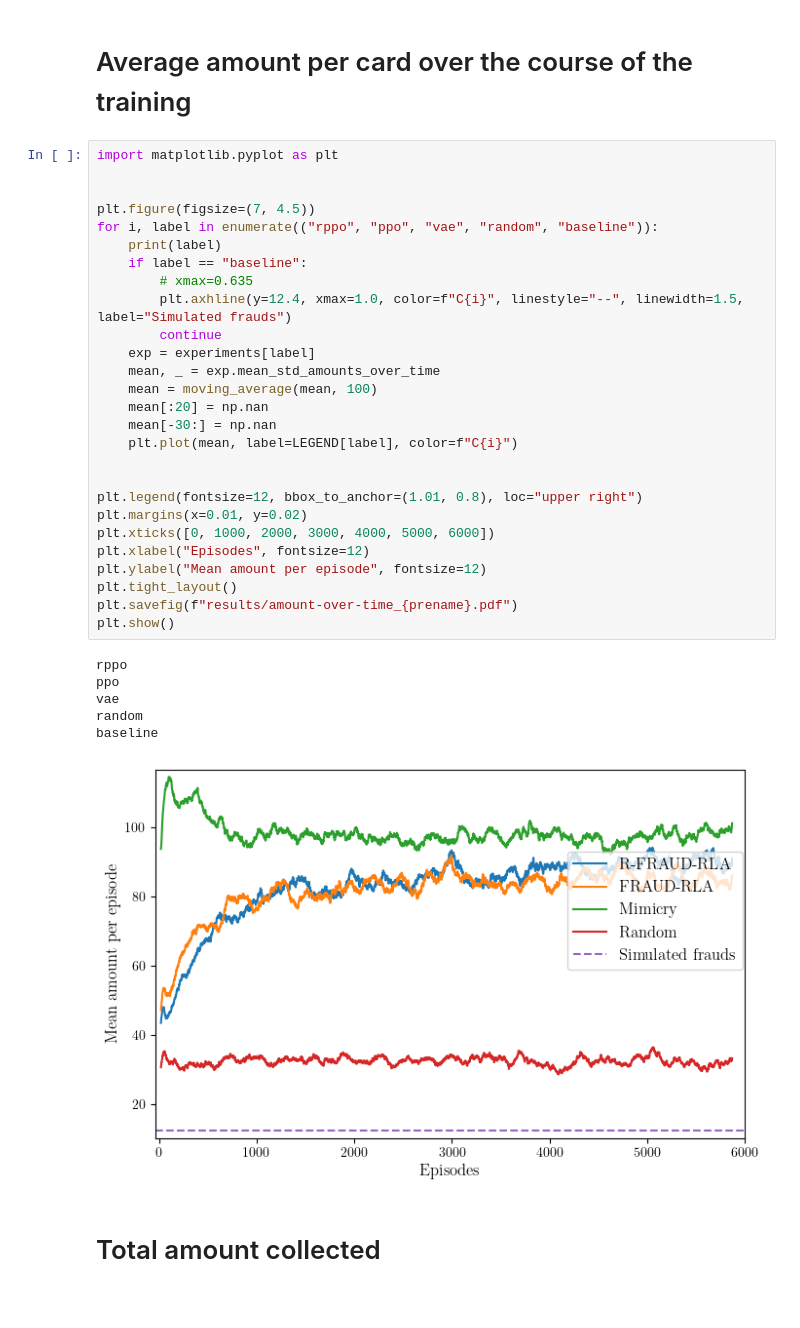
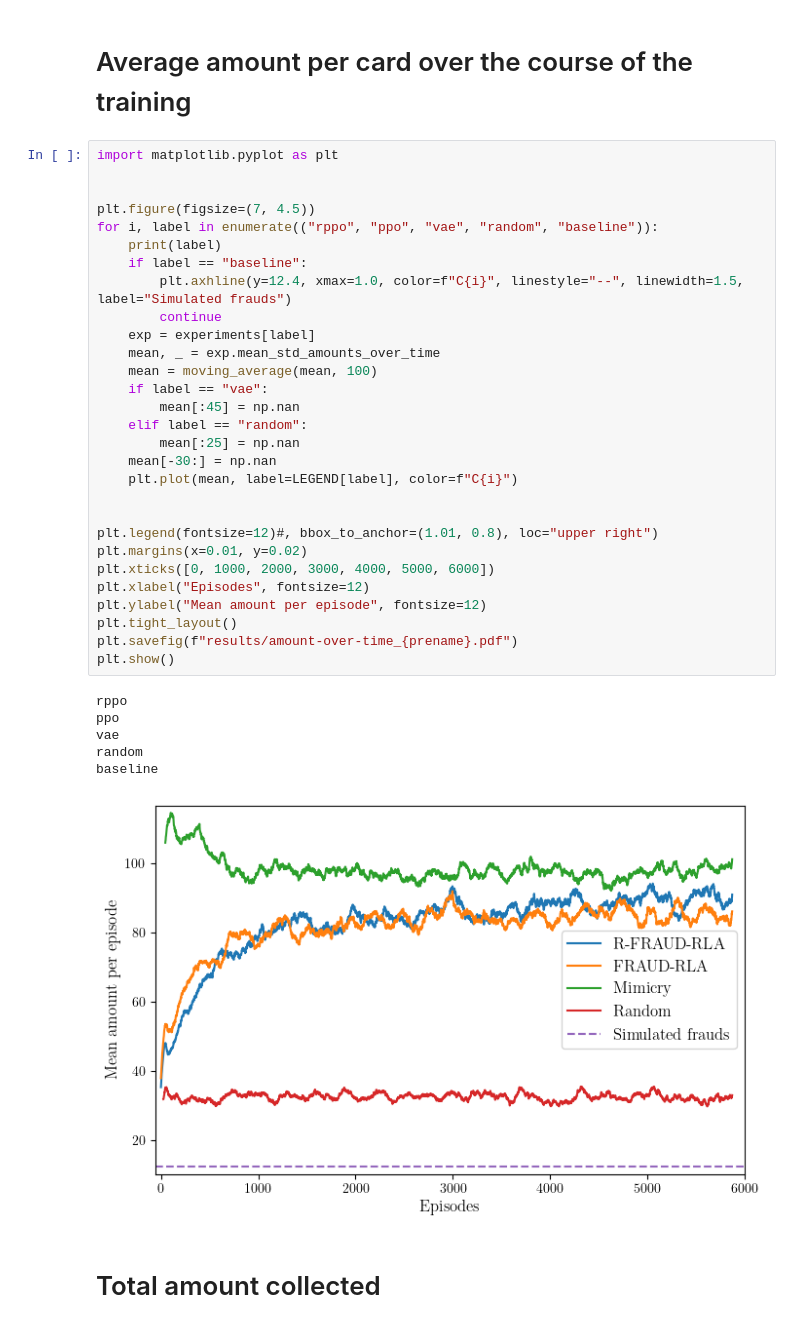
Before and after one commit to FaramirHurin/RL_Attack_September24, a Jupyter notebook: agents-comparison.ipynb, the cells around one changed output. Saved outputs shown, nothing was run; the diff lists cells and outputs as text.

Commit message:
Plots adjustments

```diff
--- a/agents-comparison.ipynb
+++ b/agents-comparison.ipynb
@@ -53,37 +53,39 @@ a_1_m_0_r_0
 # %%
 import matplotlib.pyplot as plt
 
 
 plt.figure(figsize=(7, 4.5))
 for i, label in enumerate(("rppo", "ppo", "vae", "random", "baseline")):
     print(label)
     if label == "baseline":
-        # xmax=0.635
         plt.axhline(y=12.4, xmax=1.0, color=f"C{i}", linestyle="--", linewidth=1.5, label="Simulated frauds")
         continue
     exp = experiments[label]
     mean, _ = exp.mean_std_amounts_over_time
     mean = moving_average(mean, 100)
-    mean[:20] = np.nan
+    if label == "vae":
+        mean[:45] = np.nan
+    elif label == "random":
+        mean[:25] = np.nan
     mean[-30:] = np.nan
     plt.plot(mean, label=LEGEND[label], color=f"C{i}")
 
 
-plt.legend(fontsize=12, bbox_to_anchor=(1.01, 0.8), loc="upper right")
+plt.legend(fontsize=12)#, bbox_to_anchor=(1.01, 0.8), loc="upper right")
 plt.margins(x=0.01, y=0.02)
 plt.xticks([0, 1000, 2000, 3000, 4000, 5000, 6000])
 plt.xlabel("Episodes", fontsize=12)
 plt.ylabel("Mean amount per episode", fontsize=12)
 plt.tight_layout()
 plt.savefig(f"results/amount-over-time_{prename}.pdf")
 plt.show()
 # %% [output]
 rppo
 ppo
 vae
 random
 baseline
-[figure, old version]
+[figure, new version]
 # %% [markdown]
 # Total amount collected
 # %%
```
